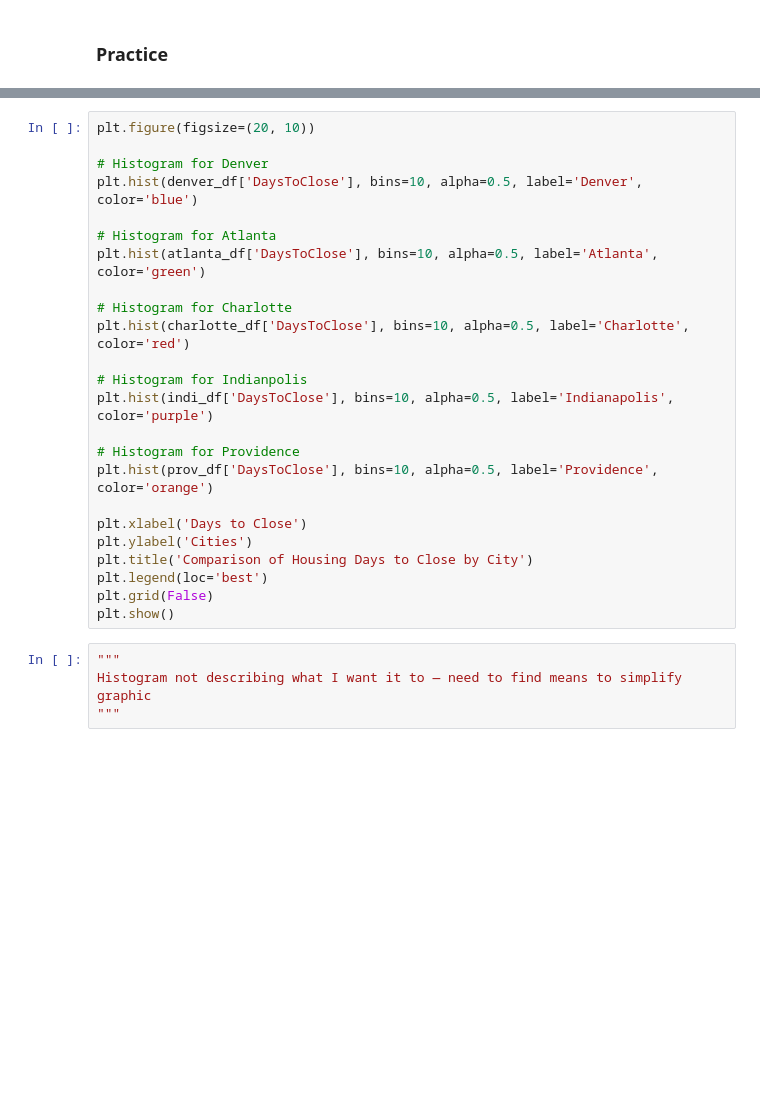
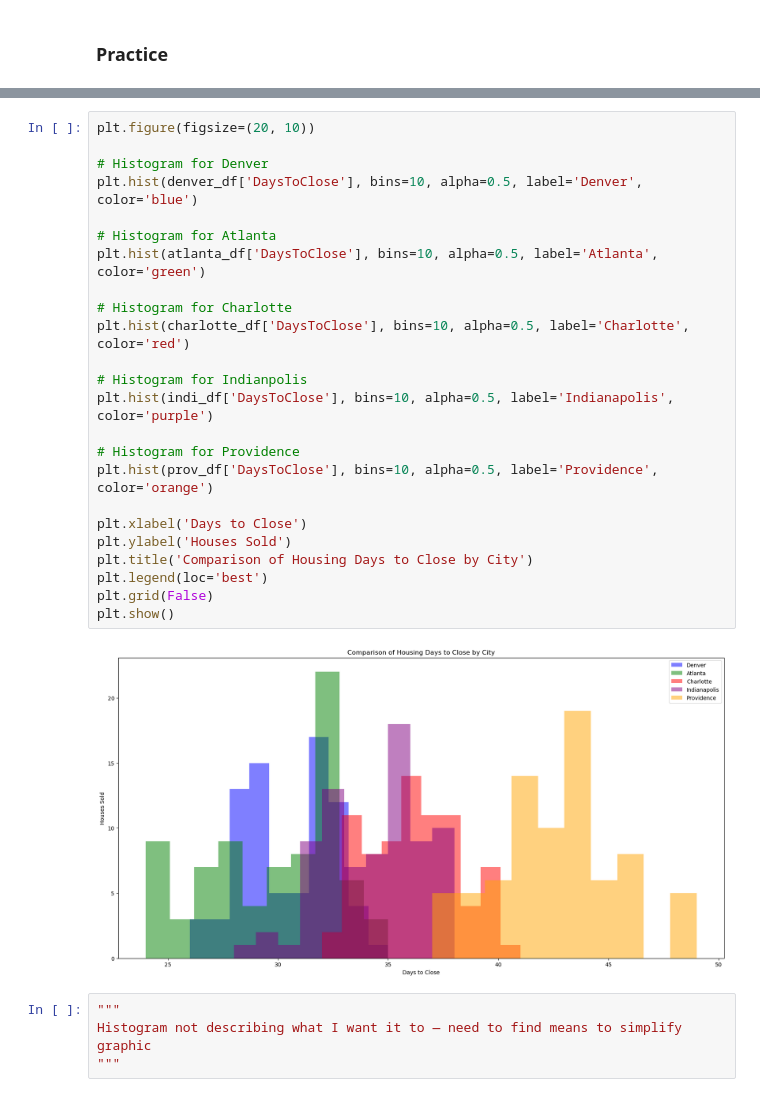
Before and after one commit to JimGile/group3-project2-ml, a Jupyter notebook: AF WIP/notebooks/for_presentation_af2.ipynb, the cells around one changed output, grey strips where cells are left out. Drawn from its saved outputs; the diff is of its cells as text; blank space fills up the shorter version.

```diff
--- a/AF WIP/notebooks/for_presentation_af2.ipynb
+++ b/AF WIP/notebooks/for_presentation_af2.ipynb
@@ -222,27 +228,29 @@ plt.show()
 # %%
 plt.figure(figsize=(20, 10))
 
 # Histogram for Denver
 plt.hist(denver_df['DaysToClose'], bins=10, alpha=0.5, label='Denver', color='blue')
 
 # Histogram for Atlanta
 plt.hist(atlanta_df['DaysToClose'], bins=10, alpha=0.5, label='Atlanta', color='green')
 
 # Histogram for Charlotte
 plt.hist(charlotte_df['DaysToClose'], bins=10, alpha=0.5, label='Charlotte', color='red')
 
 # Histogram for Indianpolis
 plt.hist(indi_df['DaysToClose'], bins=10, alpha=0.5, label='Indianapolis', color='purple')
 
 # Histogram for Providence
 plt.hist(prov_df['DaysToClose'], bins=10, alpha=0.5, label='Providence', color='orange')
 
 plt.xlabel('Days to Close')
-plt.ylabel('Cities')
+plt.ylabel('Houses Sold')
 plt.title('Comparison of Housing Days to Close by City')
 plt.legend(loc='best')
 plt.grid(False)
 plt.show()
+# %% [output]
+[figure, added]
 # %%
 """
 Histogram not describing what I want it to — need to find means to simplify graphic
```
Also changed, not shown: parts of 10 cells of this notebook, 1 other file.
